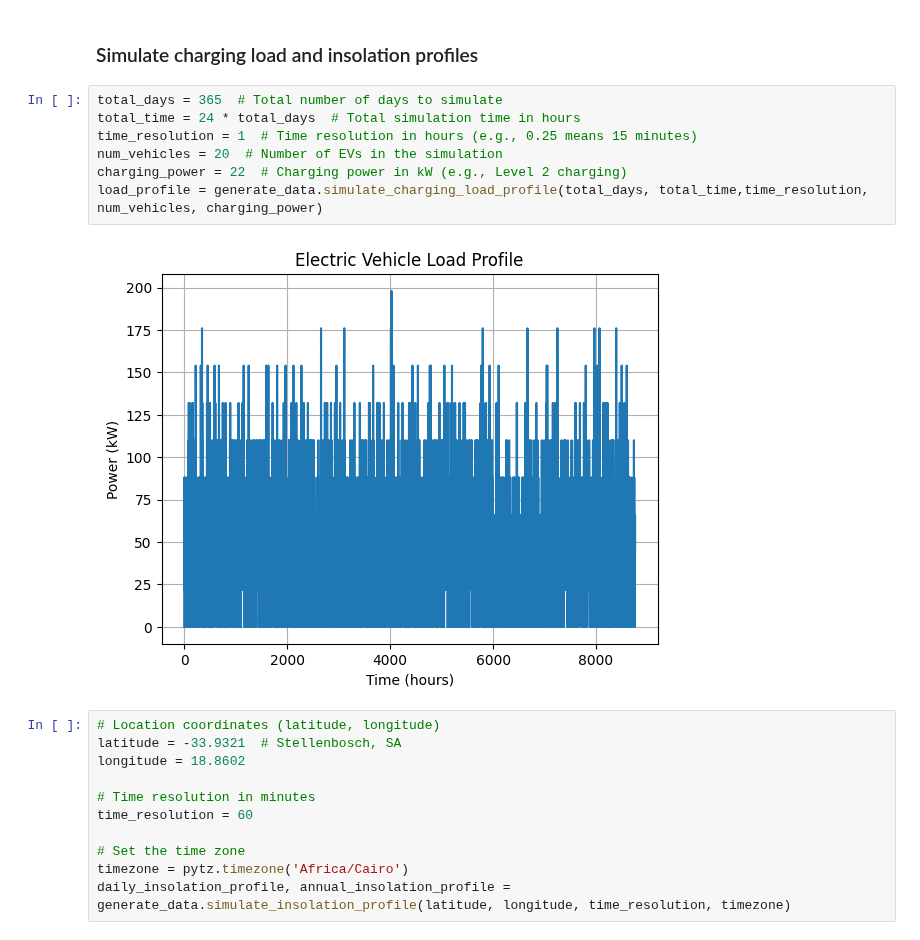
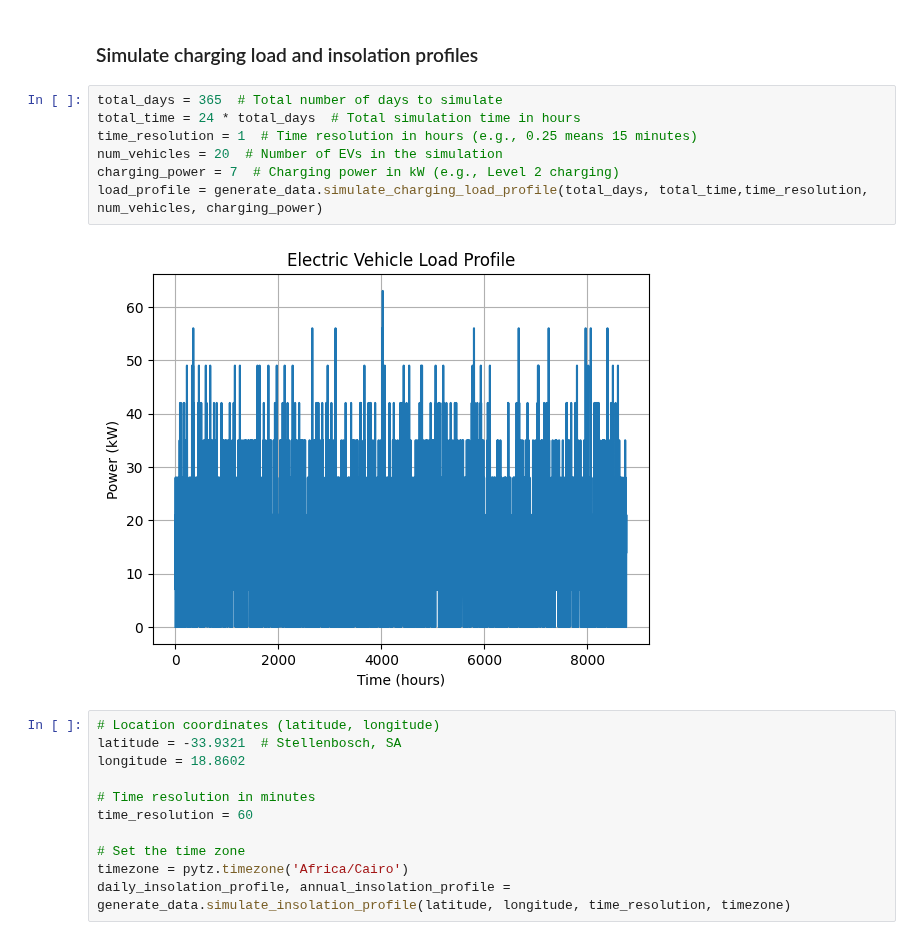
Before and after one commit to ChullEPG/solar_storage_sizing_optimization, a Jupyter notebook: run_model.ipynb, the cells around one changed output. Saved outputs shown, nothing was run; the diff lists cells and outputs as text.

```diff
--- a/run_model.ipynb
+++ b/run_model.ipynb
@@ -18,12 +18,12 @@ Battery output profile (has discharge and charge profile characteristics)
 # %%
 total_days = 365  # Total number of days to simulate
 total_time = 24 * total_days  # Total simulation time in hours
 time_resolution = 1  # Time resolution in hours (e.g., 0.25 means 15 minutes)
 num_vehicles = 20  # Number of EVs in the simulation
-charging_power = 22  # Charging power in kW (e.g., Level 2 charging)
+charging_power = 7  # Charging power in kW (e.g., Level 2 charging)
 load_profile = generate_data.simulate_charging_load_profile(total_days, total_time,time_resolution, num_vehicles, charging_power)
 # %% [output]
-[figure, old version]
+[figure, new version]
 # %%
 # Location coordinates (latitude, longitude)
 latitude = -33.9321  # Stellenbosch, SA
```
Also changed, not shown: parts of 22 cells of this notebook, 2 other files.
